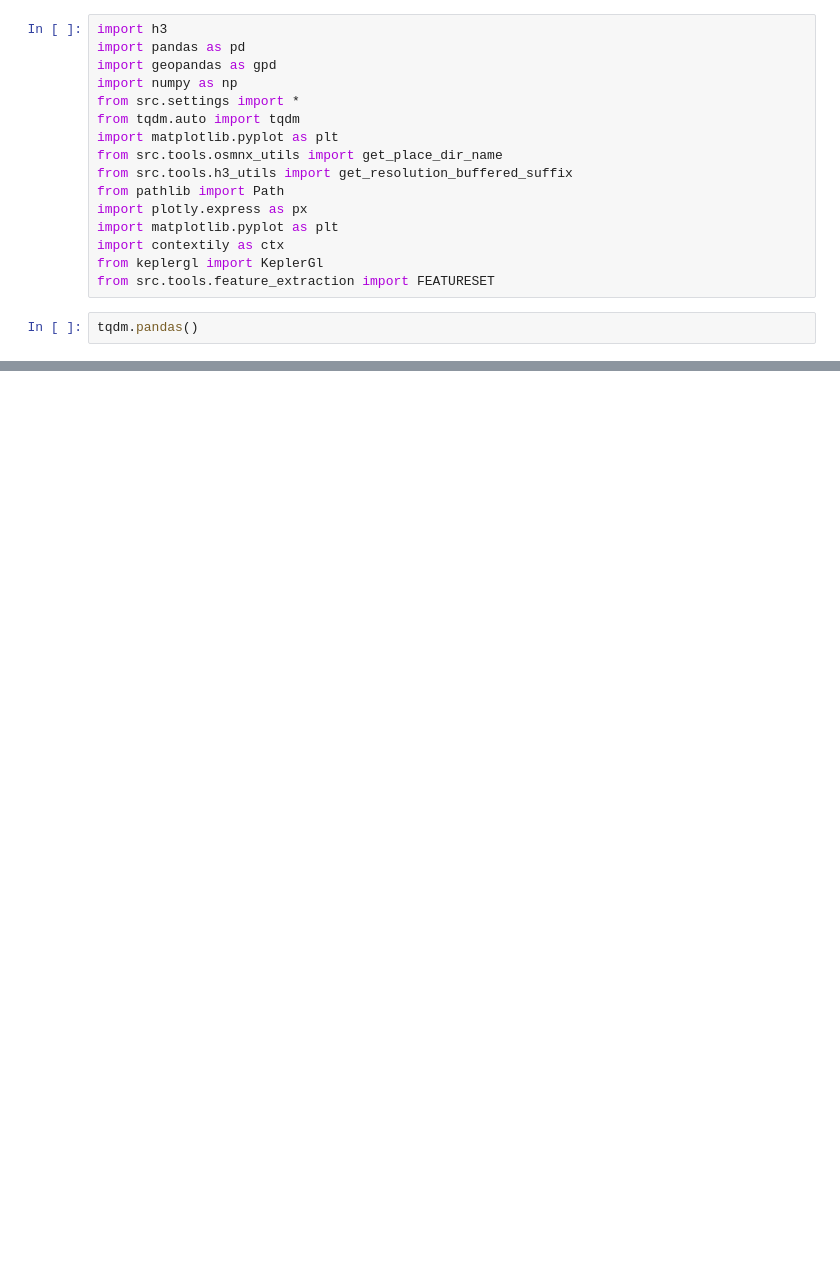
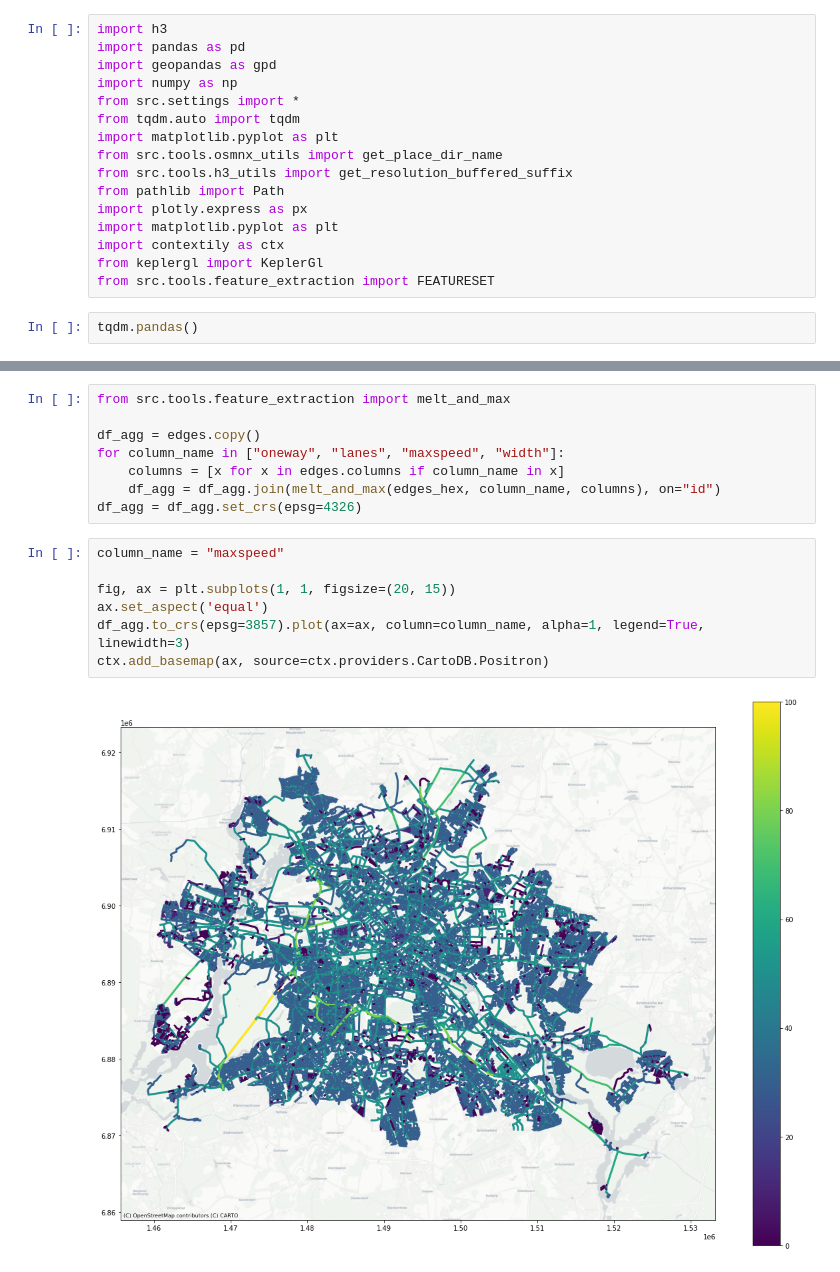
Before and after one commit to Calychas/highway2vec, a Jupyter notebook: notebooks/explorative.ipynb, the cells around one changed output, grey strips where cells are left out. Saved outputs shown, nothing was run; the diff lists cells and outputs as text; blank space fills up the shorter version.

```diff
--- a/notebooks/explorative.ipynb
+++ b/notebooks/explorative.ipynb
@@ -59,0 +77,17 @@ plt.show()
+# %%
+from src.tools.feature_extraction import melt_and_max
+
+df_agg = edges.copy()
+for column_name in ["oneway", "lanes", "maxspeed", "width"]:
+    columns = [x for x in edges.columns if column_name in x]
+    df_agg = df_agg.join(melt_and_max(edges_hex, column_name, columns), on="id")
+df_agg = df_agg.set_crs(epsg=4326)
+# %%
+column_name = "maxspeed"
+
+fig, ax = plt.subplots(1, 1, figsize=(20, 15))
+ax.set_aspect('equal')
+df_agg.to_crs(epsg=3857).plot(ax=ax, column=column_name, alpha=1, legend=True, linewidth=3)
+ctx.add_basemap(ax, source=ctx.providers.CartoDB.Positron)
+# %% [output]
+[figure, added]
```
Also changed, not shown: parts of 5 cells of this notebook, 4 other files.
